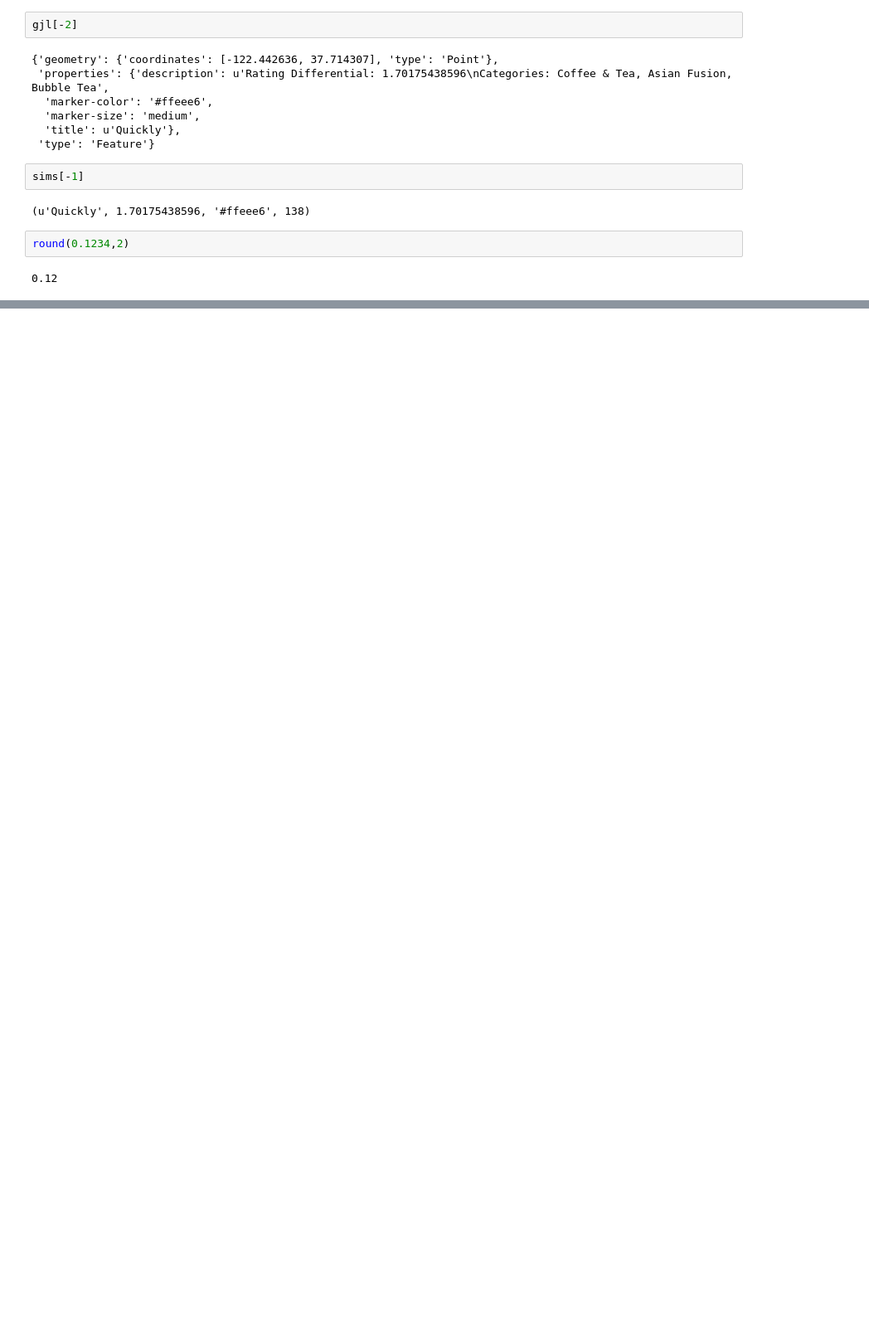
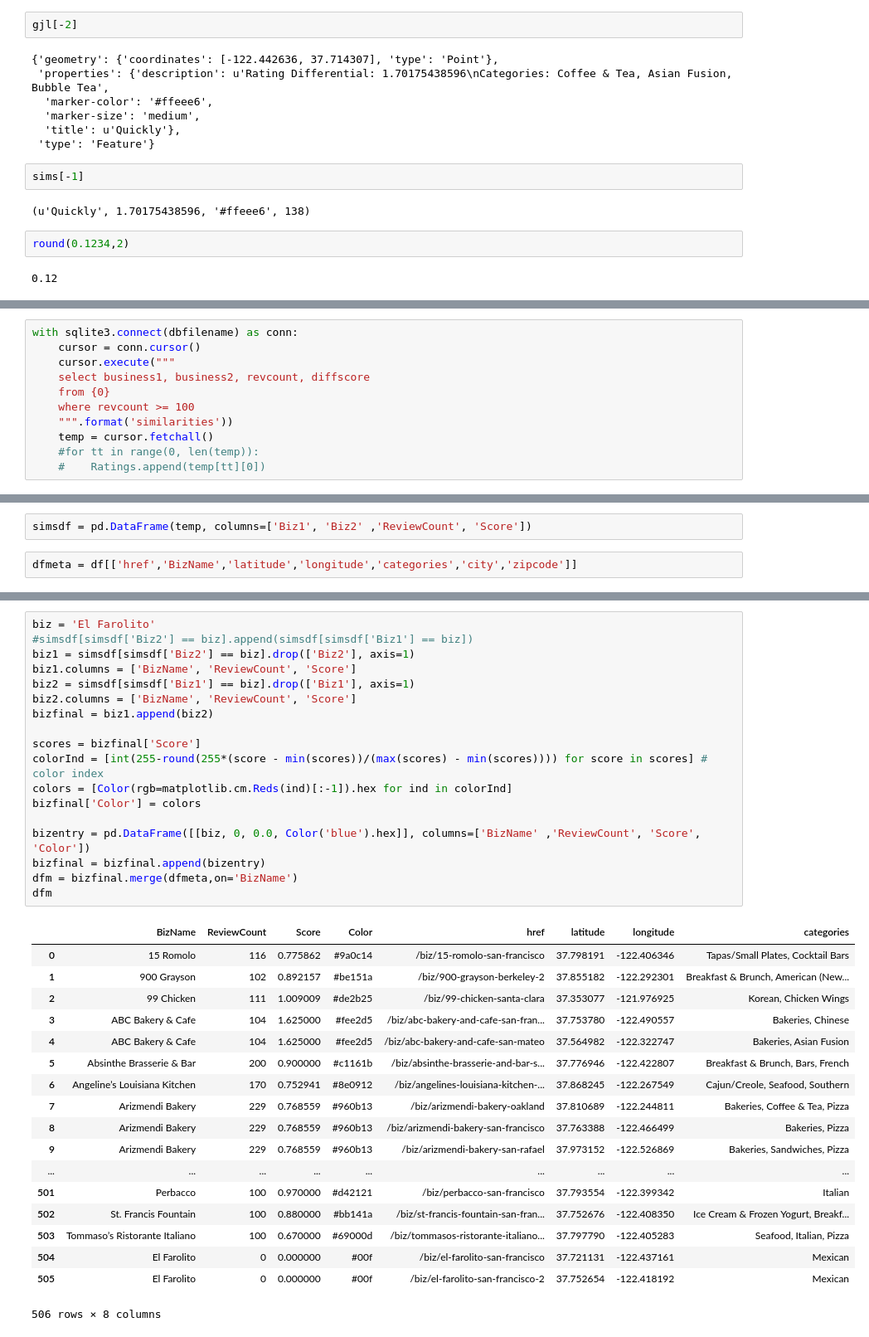
Before and after one commit to natetlawrence/foodsense, a Jupyter notebook: MakeGeoJSON.ipynb, the cells around one changed output, grey strips where cells are left out. Shown at 83% size. Cells and saved outputs as stored; diff of their text form; blank space fills up the shorter version.

```diff
--- a/MakeGeoJSON.ipynb
+++ b/MakeGeoJSON.ipynb
@@ -111,0 +127,11 @@ round(0.1234,2)
+# %%
+with sqlite3.connect(dbfilename) as conn:
+    cursor = conn.cursor()
+    cursor.execute("""
+    select business1, business2, revcount, diffscore
+    from {0}
+    where revcount >= 100
+    """.format('similarities'))
+    temp = cursor.fetchall()
+    #for tt in range(0, len(temp)):
+    #    Ratings.append(temp[tt][0])
@@ -111,0 +142,4 @@ round(0.1234,2)
+# %%
+simsdf = pd.DataFrame(temp, columns=['Biz1', 'Biz2' ,'ReviewCount', 'Score'])
+# %%
+dfmeta = df[['href','BizName','latitude','longitude','categories','city','zipcode']]
@@ -111,0 +156,37 @@ round(0.1234,2)
+# %%
+biz = 'El Farolito'
+#simsdf[simsdf['Biz2'] == biz].append(simsdf[simsdf['Biz1'] == biz])
+biz1 = simsdf[simsdf['Biz2'] == biz].drop(['Biz2'], axis=1)
+biz1.columns = ['BizName', 'ReviewCount', 'Score']
+biz2 = simsdf[simsdf['Biz1'] == biz].drop(['Biz1'], axis=1)
+biz2.columns = ['BizName', 'ReviewCount', 'Score']
+bizfinal = biz1.append(biz2)
+
+scores = bizfinal['Score']
+colorInd = [int(255-round(255*(score - min(scores))/(max(scores) - min(scores)))) for score in scores] # color index
+colors = [Color(rgb=matplotlib.cm.Reds(ind)[:-1]).hex for ind in colorInd]
+bizfinal['Color'] = colors
+
+bizentry = pd.DataFrame([[biz, 0, 0.0, Color('blue').hex]], columns=['BizName' ,'ReviewCount', 'Score', 'Color'])
+bizfinal = bizfinal.append(bizentry)
+dfm = bizfinal.merge(dfmeta,on='BizName')
+dfm
+# %% [output]
+|  | BizName | ReviewCount | Score | Color | href | latitude | longitude | categories |
+| 0 | 15 Romolo | 116 | 0.775862 | #9a0c14 | /biz/15-romolo-san-francisco | 37.798191 | -122.406346 | Tapas/Small Plates, Cocktail Bars |
+| 1 | 900 Grayson | 102 | 0.892157 | #be151a | /biz/900-grayson-berkeley-2 | 37.855182 | -122.292301 | Breakfast & Brunch, American (New... |
+| 2 | 99 Chicken | 111 | 1.009009 | #de2b25 | /biz/99-chicken-santa-clara | 37.353077 | -121.976925 | Korean, Chicken Wings |
+| 3 | ABC Bakery & Cafe | 104 | 1.625000 | #fee2d5 | /biz/abc-bakery-and-cafe-san-fran... | 37.753780 | -122.490557 | Bakeries, Chinese |
+| 4 | ABC Bakery & Cafe | 104 | 1.625000 | #fee2d5 | /biz/abc-bakery-and-cafe-san-mateo | 37.564982 | -122.322747 | Bakeries, Asian Fusion |
+| 5 | Absinthe Brasserie & Bar | 200 | 0.900000 | #c1161b | /biz/absinthe-brasserie-and-bar-s... | 37.776946 | -122.422807 | Breakfast & Brunch, Bars, French |
+| 6 | Angeline’s Louisiana Kitchen | 170 | 0.752941 | #8e0912 | /biz/angelines-louisiana-kitchen-... | 37.868245 | -122.267549 | Cajun/Creole, Seafood, Southern |
+| 7 | Arizmendi Bakery | 229 | 0.768559 | #960b13 | /biz/arizmendi-bakery-oakland | 37.810689 | -122.244811 | Bakeries, Coffee & Tea, Pizza |
+| 8 | Arizmendi Bakery | 229 | 0.768559 | #960b13 | /biz/arizmendi-bakery-san-francisco | 37.763388 | -122.466499 | Bakeries, Pizza |
+| 9 | Arizmendi Bakery | 229 | 0.768559 | #960b13 | /biz/arizmendi-bakery-san-rafael | 37.973152 | -122.526869 | Bakeries, Sandwiches, Pizza |
+| ... | ... | ... | ... | ... | ... | ... | ... | ... |
+| 501 | Perbacco | 100 | 0.970000 | #d42121 | /biz/perbacco-san-francisco | 37.793554 | -122.399342 | Italian |
+| 502 | St. Francis Fountain | 100 | 0.880000 | #bb141a | /biz/st-francis-fountain-san-fran... | 37.752676 | -122.408350 | Ice Cream & Frozen Yogurt, Breakf... |
+| 503 | Tommaso’s Ristorante Italiano | 100 | 0.670000 | #69000d | /biz/tommasos-ristorante-italiano... | 37.797790 | -122.405283 | Seafood, Italian, Pizza |
+| 504 | El Farolito | 0 | 0.000000 | #00f | /biz/el-farolito-san-francisco | 37.721131 | -122.437161 | Mexican |
+| 505 | El Farolito | 0 | 0.000000 | #00f | /biz/el-farolito-san-francisco-2 | 37.752654 | -122.418192 | Mexican |
+506 rows × 8 columns
```
Also changed, not shown: parts of 33 cells of this notebook, 34 other files.
